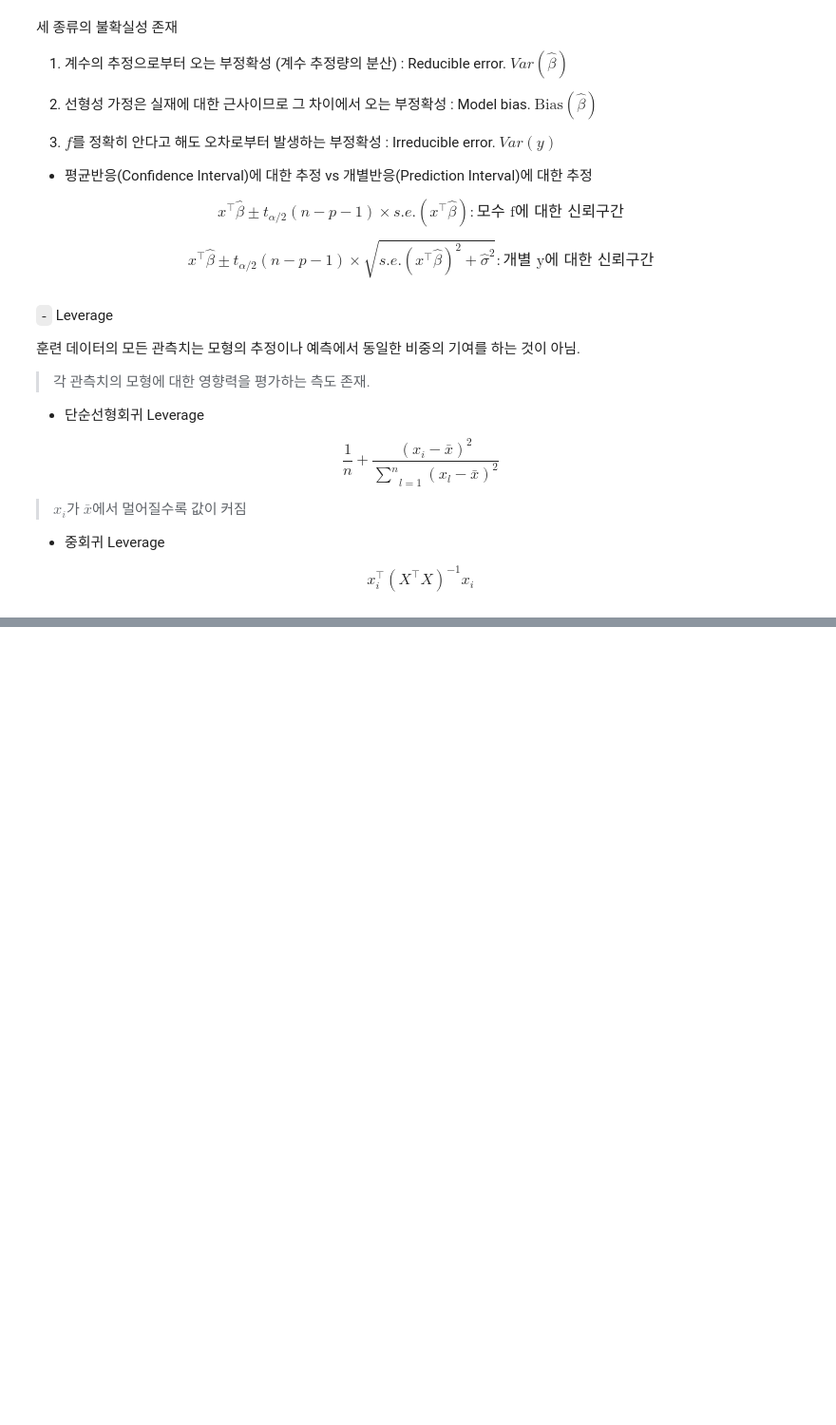
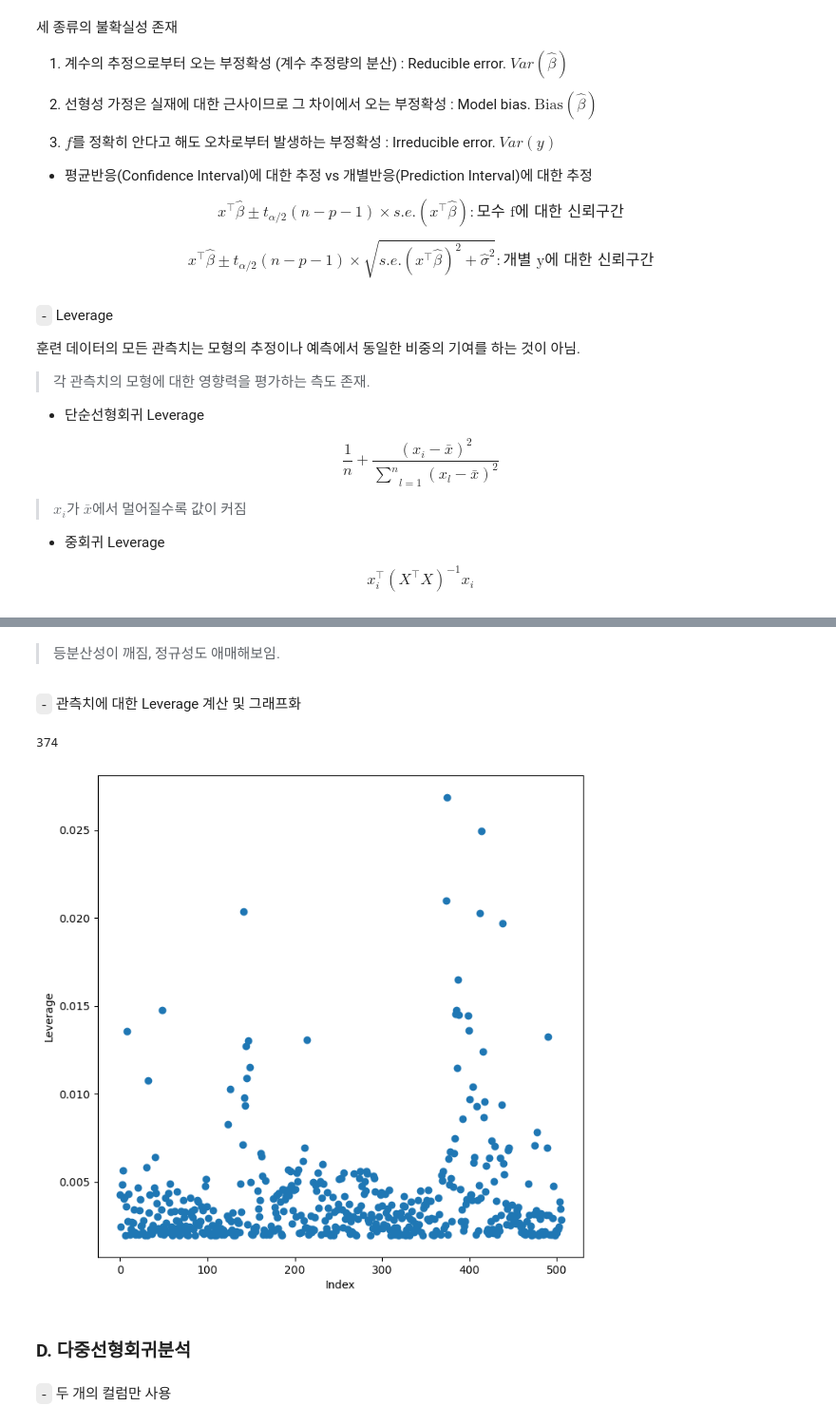
Before and after one commit to HollyRiver/ML2024, a Jupyter notebook: practice/2. Linear Regression.ipynb, the cells around one changed output, grey strips where cells are left out. Shown: that part at 95% size. Saved outputs shown, nothing was run; the diff lists cells and outputs as text; code cells hidden in the pictures; blank space fills up the shorter version.

```diff
--- a/practice/2. Linear Regression.ipynb
+++ b/practice/2. Linear Regression.ipynb
@@ -148,0 +209,25 @@ $$x_i^{\top}(X^{\top}X)^{-1}x_i$$
+# %%
+import pandas as pd
+import numpy as np
+import statsmodels.api as sm
+from statsmodels.stats.outliers_influence import variance_inflation_factor as VIF
+from statsmodels.stats.anova import anova_lm
+from ISLP.models import (ModelSpec as MS, summarize, poly)
+from ISLP.models import contrast
+from ISLP import load_data
+from pandas.io.formats.format import DataFrameFormatter
+import matplotlib.pyplot as plt
+# Inside the pandas/io/formats/html.py file (you'll need to find this file in your pandas installation),
+# locate the _get_columns_formatted_values function and modify it as follows:
+def _get_columns_formatted_values(self) -> list[str]:
+        # only reached with non-Multi Index
+        # return self.columns._format_flat(include_name=False)  # Replace this line
+  formatter = DataFrameFormatter(self.columns, include_name=False)  # With this line
+  return formatter._format_col_name_split()
+
+Boston = load_data("Boston")
+Boston.columns
+X = pd.DataFrame({'intercept': np.ones(Boston.shape[0]), 'lstat': Boston['lstat']})
+# 절편을 포함시키는 데이터프레임 생성
+print(X[:4])
+y = Boston['medv']
@@ -148,0 +331,18 @@ $$x_i^{\top}(X^{\top}X)^{-1}x_i$$
+# %% [markdown]
+> 등분산성이 깨짐, 정규성도 애매해보임.
+# %% [markdown]
+`-` 관측치에 대한 Leverage 계산 및 그래프화
+# %%
+infl = results.get_influence() ## Influence point
+ax = plt.subplots(figsize=(8,8))[1]
+ax.scatter(np.arange(X.shape[0]), infl.hat_matrix_diag)
+ax.set_xlabel('Index')
+ax.set_ylabel('Leverage')
+np.argmax(infl.hat_matrix_diag)
+# %% [output]
+374
+[figure, added]
+# %% [markdown]
+### D. 다중선형회귀분석
+# %% [markdown]
+`-` 두 개의 컬럼만 사용
```
Also changed, not shown: parts of 50 cells of this notebook.
